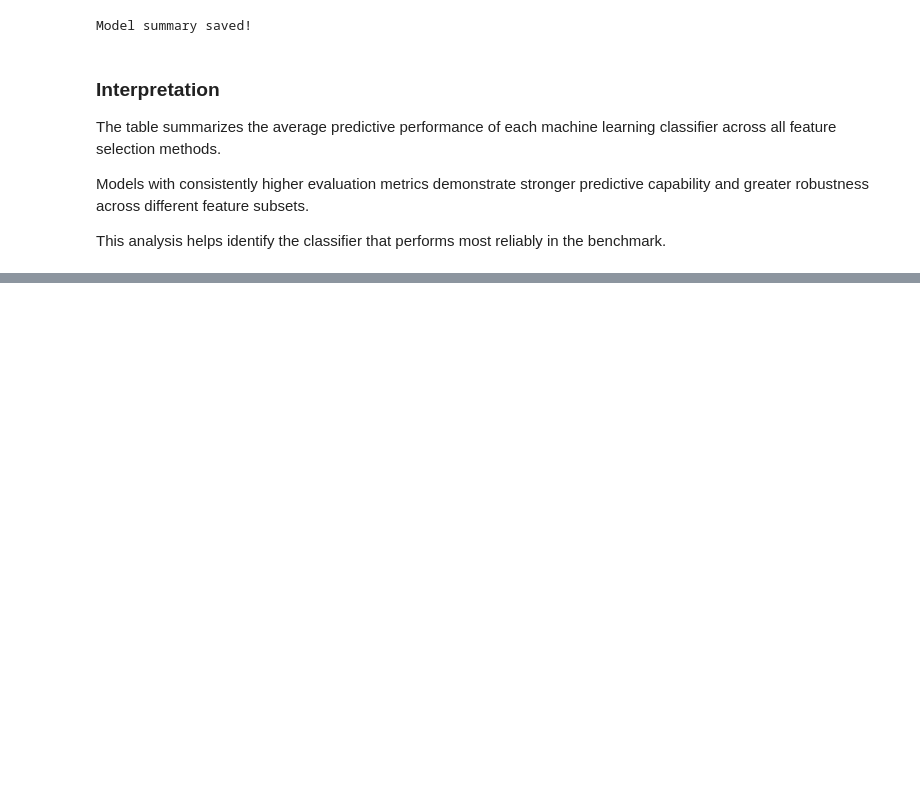
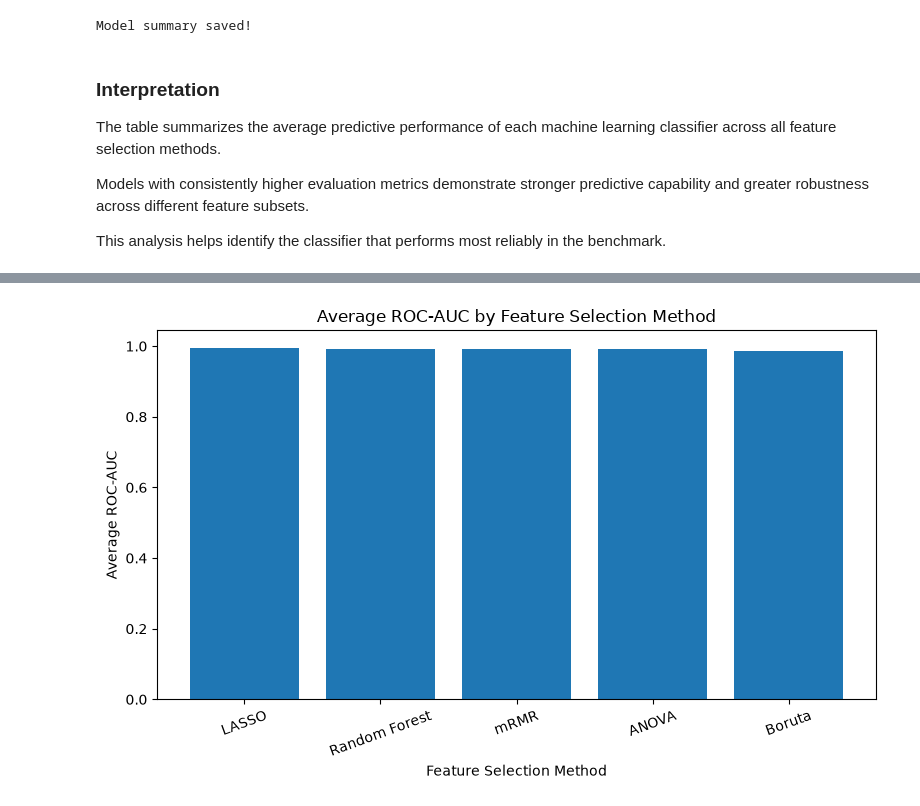
Before and after one commit to Angelinamoses/clinical-fs-benchmark, a Jupyter notebook: notebooks/01_breast_cancer_pipeline.ipynb, the cells around one changed output, grey strips where cells are left out. Saved outputs shown, nothing was run; the diff lists cells and outputs as text; code cells hidden in the pictures; blank space fills up the shorter version.

```diff
--- a/notebooks/01_breast_cancer_pipeline.ipynb
+++ b/notebooks/01_breast_cancer_pipeline.ipynb
@@ -1854,0 +1863,21 @@ This analysis helps identify the classifier that performs most reliably in the b
+# %%
+plt.figure(figsize=(8,5))
+
+plt.bar(
+    feature_summary.index,
+    feature_summary["ROC-AUC"]
+)
+
+plt.title("Average ROC-AUC by Feature Selection Method")
+
+plt.xlabel("Feature Selection Method")
+
+plt.ylabel("Average ROC-AUC")
+
+plt.xticks(rotation=20)
+
+plt.tight_layout()
+
+plt.show()
+# %% [output]
+[figure, added]
```
Also changed, not shown: parts of 23 cells of this notebook.
